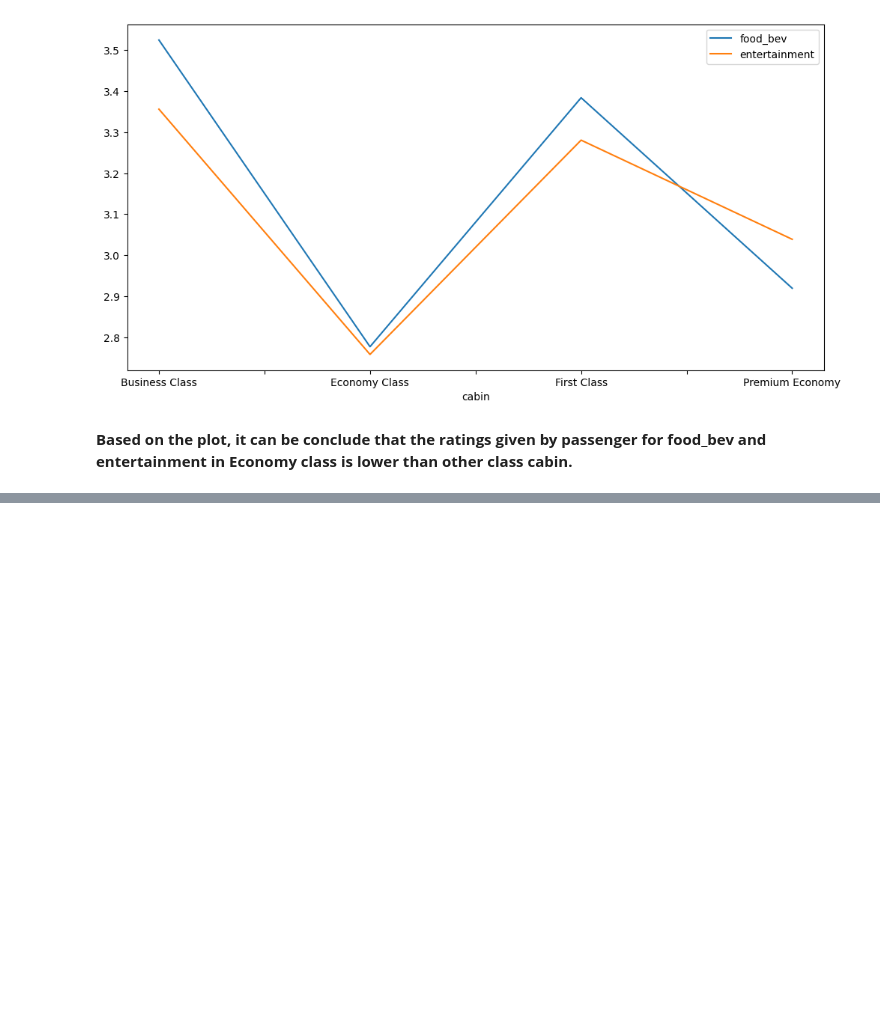
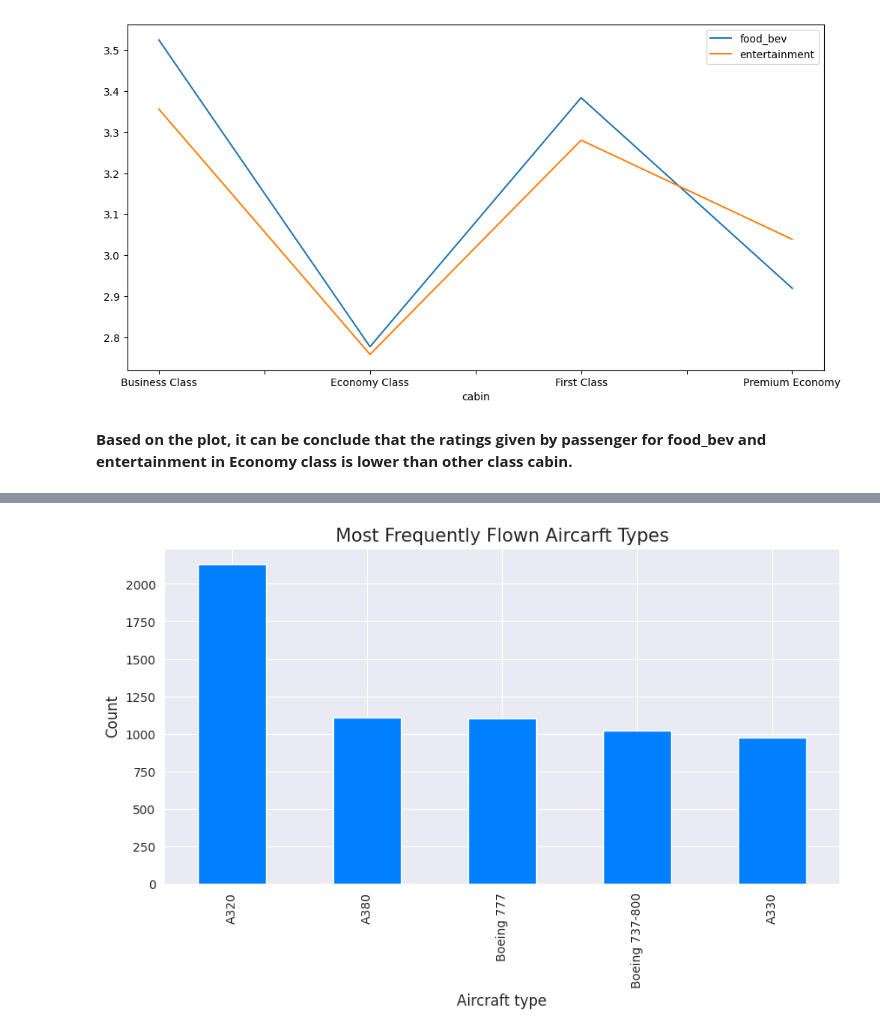
Before and after one commit to kumarsinghashu/Airline-Passenger-Referral-Prediction, a Jupyter notebook: Airline_Passenger_Referral_Prediction.ipynb, the cells around one changed output, grey strips where cells are left out. Saved outputs shown, nothing was run; the diff lists cells and outputs as text; code cells hidden in the pictures; blank space fills up the shorter version.

```diff
--- a/Airline_Passenger_Referral_Prediction.ipynb
+++ b/Airline_Passenger_Referral_Prediction.ipynb
@@ -298,0 +305,4 @@ a1.plot(x="cabin", y=["food_bev", "entertainment"], kind="line")
+# %%
+# Get the number of aircrafts of each type
+top_n_aircraft_type = airline_df['aircraft'].value_counts()
+top_n_aircraft_type
@@ -298,0 +322,10 @@ a1.plot(x="cabin", y=["food_bev", "entertainment"], kind="line")
+# %%
+# Visualize the top 5 most frequently flown aircarft types
+plt.figure(figsize=(10,5))
+top_n_aircraft_type[:5].plot(kind='bar')
+plt.xlabel('Aircraft type',fontsize=12)
+plt.ylabel('Count',fontsize=12)
+plt.title('Most Frequently Flown Aircarft Types',fontsize=15)
+plt.show()
+# %% [output]
+[figure, added]
```
Also changed, not shown: parts of 22 cells of this notebook.
